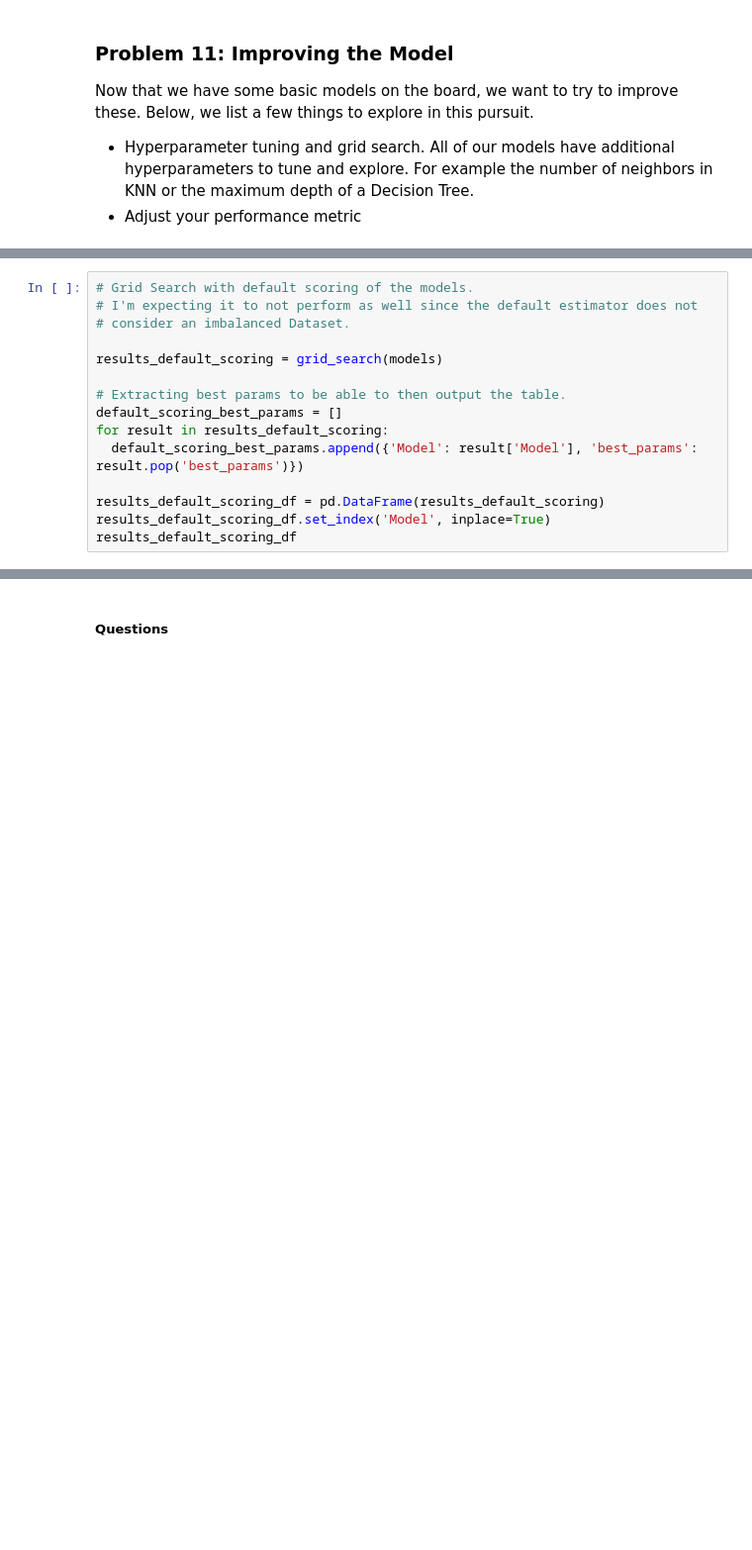
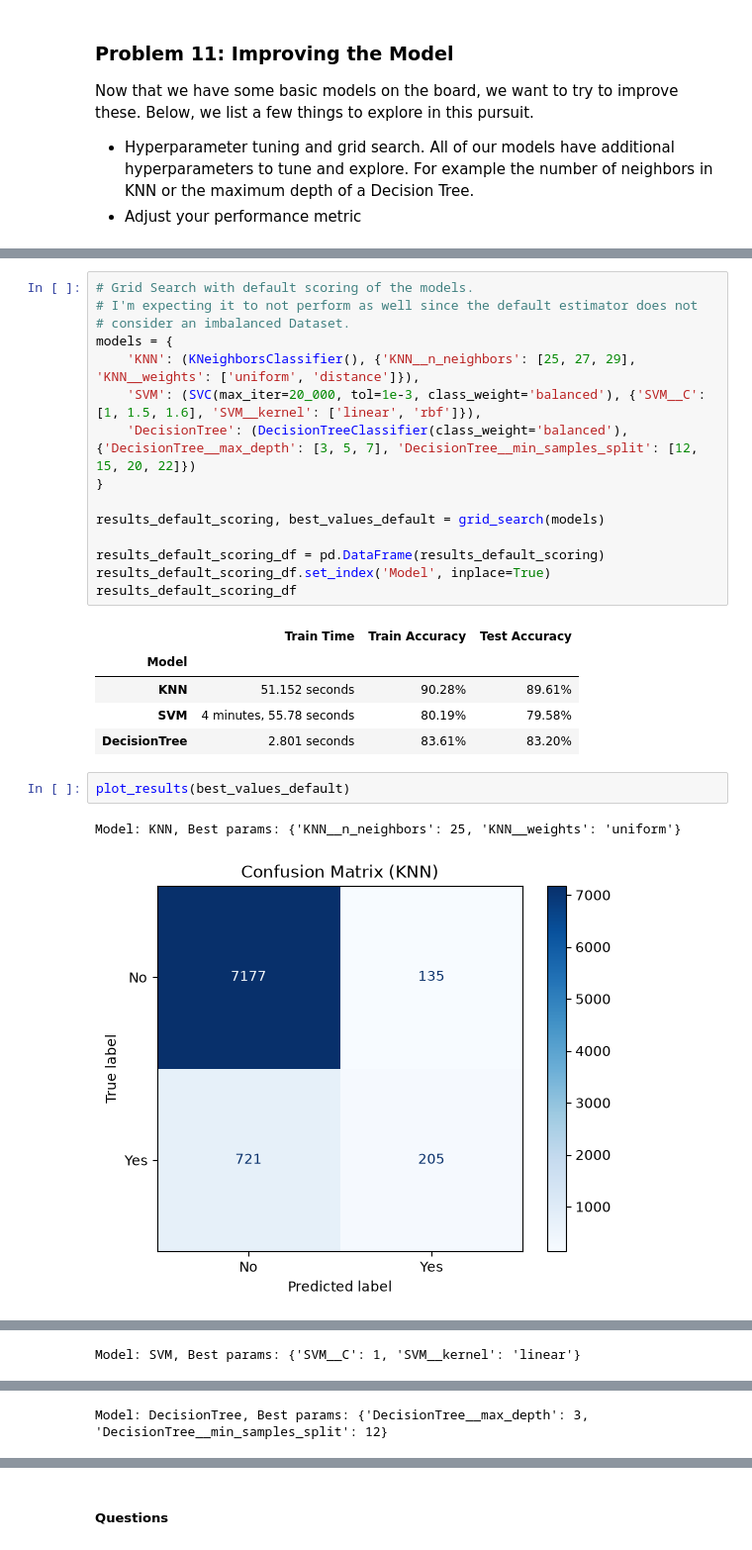
Before and after one commit to vegalopm/ml-assignment-mod17, a Jupyter notebook: prompt_III.ipynb, the cells around one changed output, grey strips where cells are left out. Shown at 99% size. Cells and saved outputs as stored; diff of their text form; blank space fills up the shorter version.

```diff
--- a/prompt_III.ipynb
+++ b/prompt_III.ipynb
@@ -392,14 +452,25 @@ def grid_search(models, scoring=None):
 # Grid Search with default scoring of the models.
 # I'm expecting it to not perform as well since the default estimator does not
 # consider an imbalanced Dataset.
+models = {
+    'KNN': (KNeighborsClassifier(), {'KNN__n_neighbors': [25, 27, 29], 'KNN__weights': ['uniform', 'distance']}),
+    'SVM': (SVC(max_iter=20_000, tol=1e-3, class_weight='balanced'), {'SVM__C': [1, 1.5, 1.6], 'SVM__kernel': ['linear', 'rbf']}),
+    'DecisionTree': (DecisionTreeClassifier(class_weight='balanced'), {'DecisionTree__max_depth': [3, 5, 7], 'DecisionTree__min_samples_split': [12, 15, 20, 22]})
+}
 
-results_default_scoring = grid_search(models)
-
-# Extracting best params to be able to then output the table.
-default_scoring_best_params = []
-for result in results_default_scoring:
-  default_scoring_best_params.append({'Model': result['Model'], 'best_params': result.pop('best_params')})
+results_default_scoring, best_values_default = grid_search(models)
 
 results_default_scoring_df = pd.DataFrame(results_default_scoring)
 results_default_scoring_df.set_index('Model', inplace=True)
 results_default_scoring_df
+# %% [output]
+|  | Train Time | Train Accuracy | Test Accuracy |
+| Model |  |  |  |
+| KNN | 51.152 seconds | 90.28% | 89.61% |
+| SVM | 4 minutes, 55.78 seconds | 80.19% | 79.58% |
+| DecisionTree | 2.801 seconds | 83.61% | 83.20% |
+# %%
+plot_results(best_values_default)
+# %% [output]
+Model: KNN, Best params: {'KNN__n_neighbors': 25, 'KNN__weights': 'uniform'}
+[figure, added]
@@ -405,0 +479 @@ results_default_scoring_df
+Model: SVM, Best params: {'SVM__C': 1, 'SVM__kernel': 'linear'}
@@ -405,0 +483 @@ results_default_scoring_df
+Model: DecisionTree, Best params: {'DecisionTree__max_depth': 3, 'DecisionTree__min_samples_split': 12}
```
Also changed, not shown: parts of 17 cells of this notebook.
